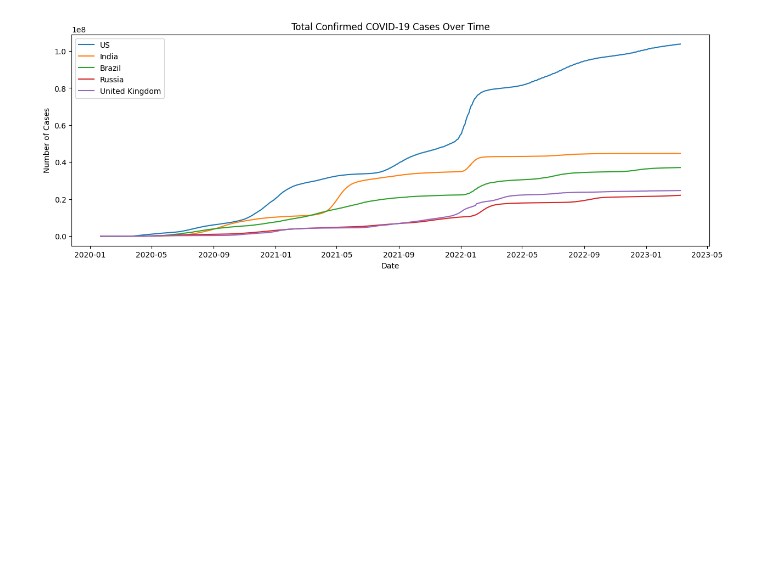
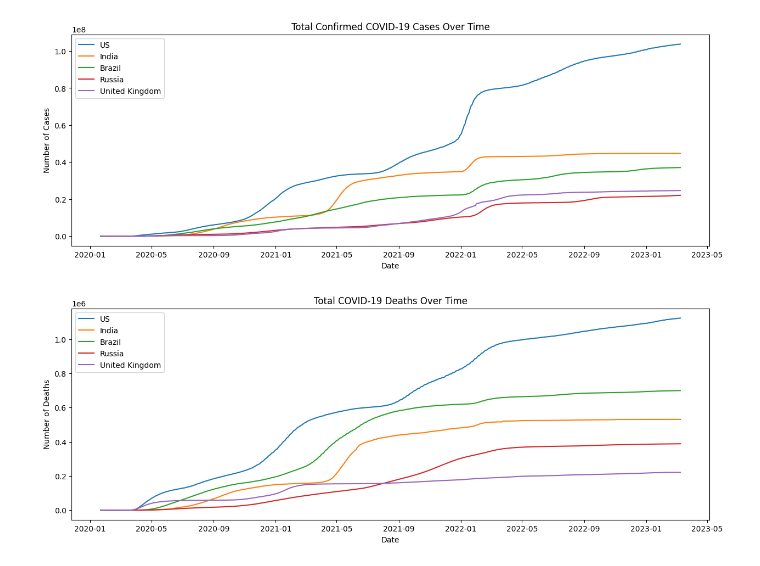
Before and after one commit to Akshay-Paunikar/Statistics_for_Data_Science, a Jupyter notebook: Data_Analysis/Covid_19/Covid_19_Data_Analysis.ipynb, the cells around one changed output. Saved outputs shown, nothing was run; the diff lists cells and outputs as text; code cells hidden in the pictures; blank space fills up the shorter version.

Commit message:
Covid 19 - total deaths over time

```diff
--- a/Data_Analysis/Covid_19/Covid_19_Data_Analysis.ipynb
+++ b/Data_Analysis/Covid_19/Covid_19_Data_Analysis.ipynb
@@ -144,3 +144,16 @@ plt.legend()
 plt.show()
 # %% [output]
 [figure]
+# %%
+# Plot total deaths over time for a few countries
+plt.figure(figsize=(15, 5))
+for country in countries:
+    plt.plot(deaths_df.index, deaths_df[country], label=country)
+
+plt.title('Total COVID-19 Deaths Over Time')
+plt.xlabel('Date')
+plt.ylabel('Number of Deaths')
+plt.legend()
+plt.show()
+# %% [output]
+[figure, added]
```
